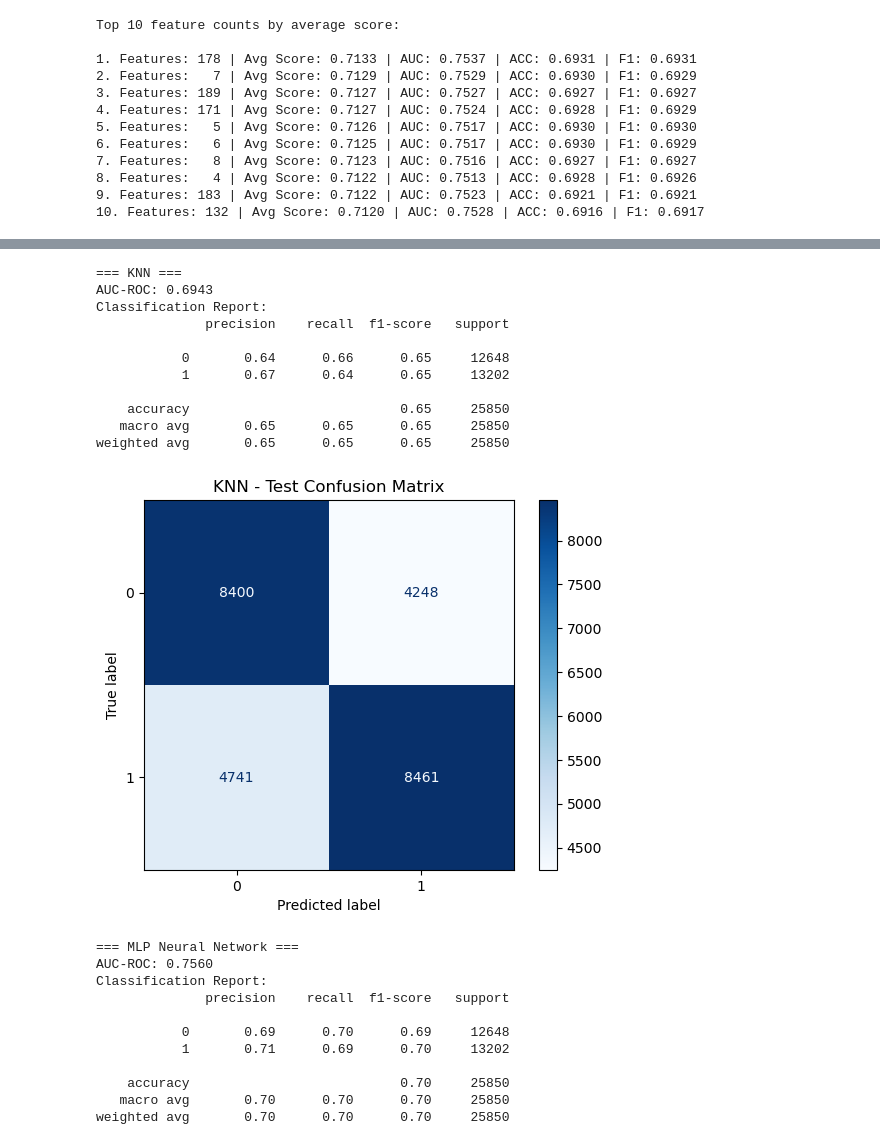
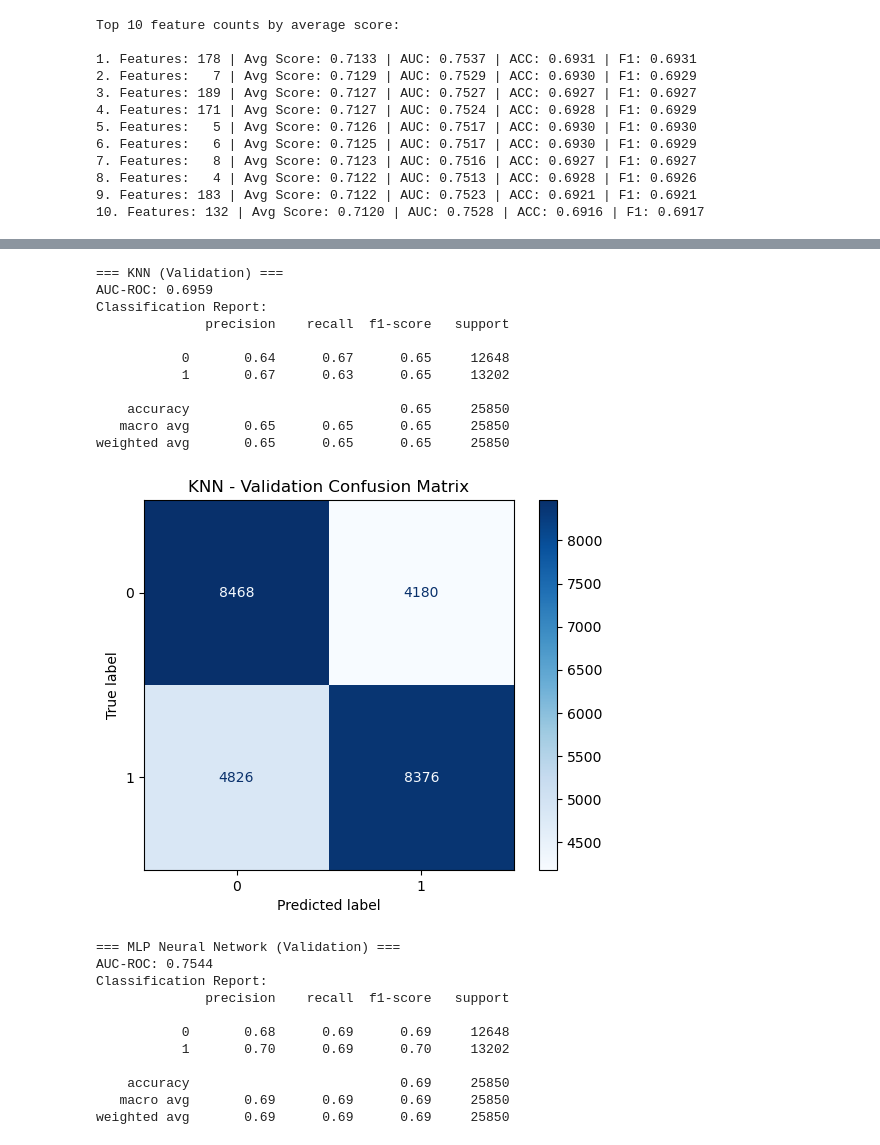
Before and after one commit to maxemporor/MSc-project, a Jupyter notebook: New.ipynb, the cells around one changed output, grey strips where cells are left out. Cells and saved outputs as stored; diff of their text form; code cells hidden in the pictures.

```diff
--- a/New.ipynb
+++ b/New.ipynb
@@ -645,26 +628,25 @@ from xgboost import XGBClassifier
 from sklearn.neural_network import MLPClassifier
 from sklearn.preprocessing import StandardScaler
 from sklearn.metrics import classification_report, confusion_matrix, ConfusionMatrixDisplay, roc_auc_score
-import matplotlib.pyplot as plt
-import numpy as np
+
 
 # --- Select top MI features ---
-#top_features = nmi_df['Feature'].head(133).tolist()
-
-#Top MI with redandance penalty
 top_features = selected_features[:7]
 
 # --- Prepare raw and scaled features ---
-X_train_raw = train_data[top_features]  # for tree/linear models
-X_test_raw = test_data[top_features]
+X_train_raw = train_data[top_features]
+X_val_raw   = val_data[top_features]
+X_test_raw  = test_data[top_features]  # reserved for final step
 
 scaler = StandardScaler()
-X_train_scaled = scaler.fit_transform(X_train_raw)  # for MLP
-X_test_scaled = scaler.transform(X_test_raw)
+X_train_scaled = scaler.fit_transform(X_train_raw)
+X_val_scaled   = scaler.transform(X_val_raw)
+X_test_scaled  = scaler.transform(X_test_raw)  # reserved for final step
 
 # --- Ensure labels are integers ---
 y_train_int = y_train.values.astype(int)
-y_test_int = y_test.values.astype(int)
+y_val_int   = y_val.values.astype(int)
+y_test_int  = y_test.values.astype(int)
 
 # --- Define models ---
 models = {
@@ -682,22 +664,24 @@ models = {
                                         early_stopping=True)
 }
 
-# --- Training and evaluation loop ---
+# --- Training & validation loop ---
+val_results = {}
+
 for name, model in models.items():
-    print(f"\n=== {name} ===")
+    print(f"\n=== {name} (Validation) ===")
 
-    # Use scaled arrays only for MLP
+    # Fit & predict
     if name == "MLP Neural Network":
         model.fit(X_train_scaled, y_train_int)
-        preds = model.predict(X_test_scaled)
-        probs = model.predict_proba(X_test_scaled) if hasattr(model, "predict_proba") else None
+        preds = model.predict(X_val_scaled)
+        probs = model.predict_proba(X_val_scaled) if hasattr(model, "predict_proba") else None
     else:
         model.fit(X_train_raw, y_train_int)
-        preds = model.predict(X_test_raw)
+        preds = model.predict(X_val_raw)
         if hasattr(model, "predict_proba"):
-            probs = model.predict_proba(X_test_raw)
+            probs = model.predict_proba(X_val_raw)
         elif hasattr(model, "decision_function"):
-            decision_vals = model.decision_function(X_test_raw)
+            decision_vals = model.decision_function(X_val_raw)
             if decision_vals.ndim == 1:  # binary
                 probs = np.vstack([1 - decision_vals, decision_vals]).T
             else:
@@ -708,21 +692,28 @@ for name, model in models.items():
     # --- AUC calculation ---
     if probs is not None:
         if len(np.unique(y_train_int)) > 2:
-            auc = roc_auc_score(y_test_int, probs, multi_class='ovr')
+            auc = roc_auc_score(y_val_int, probs, multi_class='ovr')
         else:
-            auc = roc_auc_score(y_test_int, probs[:, 1])
+            auc = roc_auc_score(y_val_int, probs[:, 1])
         print(f"AUC-ROC: {auc:.4f}")
     else:
+        auc = None
         print("AUC-ROC: Not available for this model (no probability output)")
 
     # --- Classification Report ---
     print("Classification Report:")
-    print(classification_report(y_test_int, preds))
+    print(classification_report(y_val_int, preds))
 
     # --- Confusion Matrix ---
-    cm = confusion_matrix(y_test_int, preds)
+    cm = confusion_matrix(y_val_int, preds)
     disp = ConfusionMatrixDisplay(confusion_matrix=cm)
     disp.plot(cmap=plt.cm.Blues)
-    plt.title(f"{name} - Test Confusion Matrix")
+    plt.title(f"{name} - Validation Confusion Matrix")
     plt.show()
+
+    # Save results
+    val_results[name] = {
+        "model": model,
+        "auc": auc
+    }
 # %% [output]
@@ -789,23 +780,23 @@ weighted avg       0.69      0.69      0.69     25850
-=== KNN ===
-AUC-ROC: 0.6943
+=== KNN (Validation) ===
+AUC-ROC: 0.6959
 Classification Report:
               precision    recall  f1-score   support
 
-           0       0.64      0.66      0.65     12648
-           1       0.67      0.64      0.65     13202
+           0       0.64      0.67      0.65     12648
+           1       0.67      0.63      0.65     13202
 
     accuracy                           0.65     25850
    macro avg       0.65      0.65      0.65     25850
 weighted avg       0.65      0.65      0.65     25850
-[figure, old version]
+[figure, new version]
-=== MLP Neural Network ===
-AUC-ROC: 0.7560
+=== MLP Neural Network (Validation) ===
+AUC-ROC: 0.7544
 Classification Report:
               precision    recall  f1-score   support
 
-           0       0.69      0.70      0.69     12648
-           1       0.71      0.69      0.70     13202
+           0       0.68      0.69      0.69     12648
+           1       0.70      0.69      0.70     13202
 
-    accuracy                           0.70     25850
-   macro avg       0.70      0.70      0.70     25850
-weighted avg       0.70      0.70      0.70     25850
+    accuracy                           0.69     25850
+   macro avg       0.69      0.69      0.69     25850
+weighted avg       0.69      0.69      0.69     25850
```
Also changed, not shown: parts of 9 cells of this notebook.
